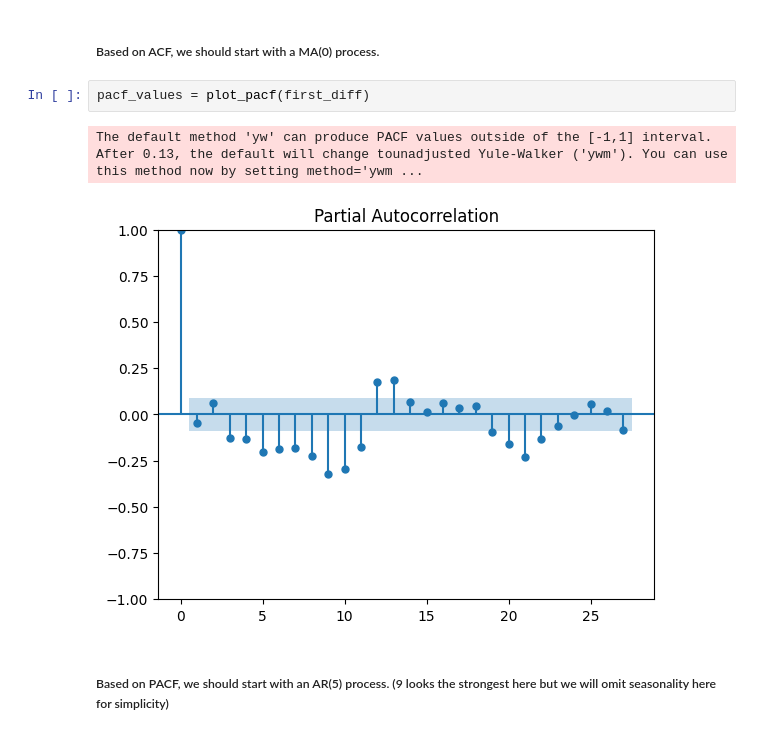
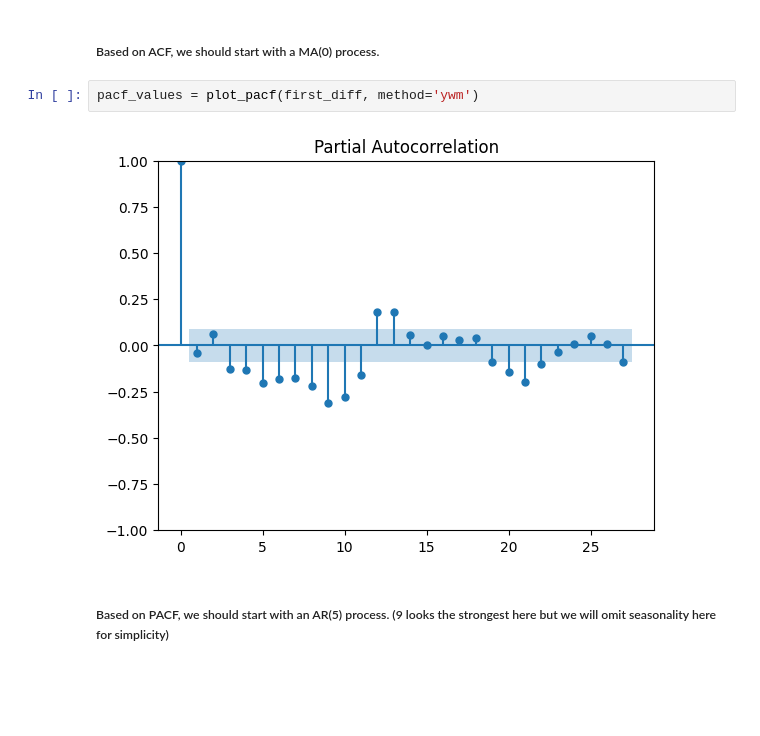
Before and after one commit to linustws/climate-prediction, a Jupyter notebook: Singapore_Weather_Prediction.ipynb, the cells around one changed output. Cells and saved outputs as stored; diff of their text form; blank space fills up the shorter version.

```diff
--- a/Singapore_Weather_Prediction.ipynb
+++ b/Singapore_Weather_Prediction.ipynb
@@ -562,10 +561,9 @@ acf_values = plot_acf(first_diff)
 # %% [markdown]
 ##### Based on ACF, we should start with a MA(0) process.
 # %%
-pacf_values = plot_pacf(first_diff)
+pacf_values = plot_pacf(first_diff, method='ywm')
 # %% [output]
-The default method 'yw' can produce PACF values outside of the [-1,1] interval. After 0.13, the default will change tounadjusted Yule-Walker ('ywm'). You can use this method now by setting method='ywm ...
-[figure, old version]
+[figure, new version]
 # %% [markdown]
 ##### Based on PACF, we should start with an AR(5) process. (9 looks the strongest here but we will omit seasonality here for simplicity)
 # %%
```
Also changed, not shown: parts of 5 cells of this notebook.
